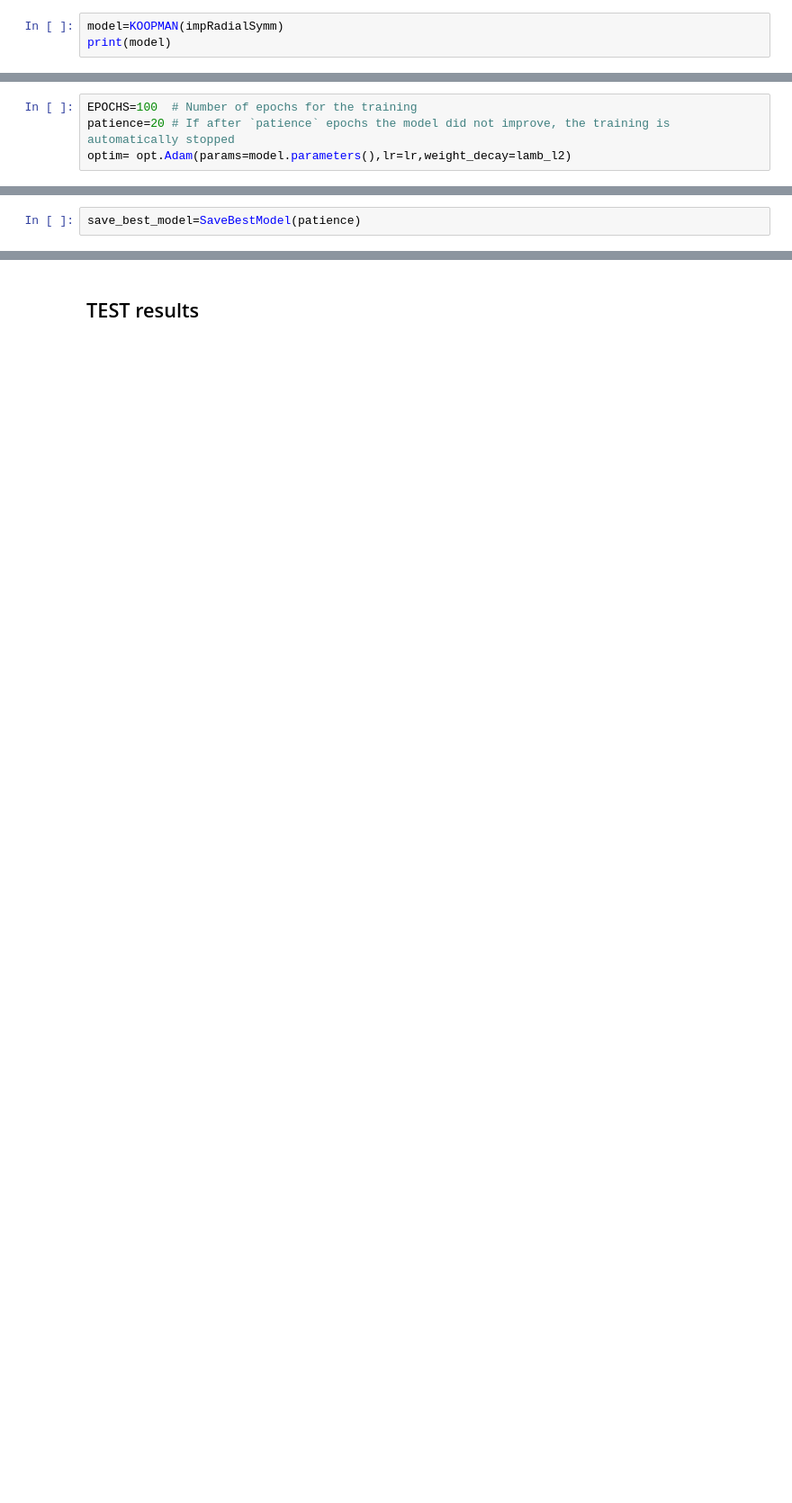
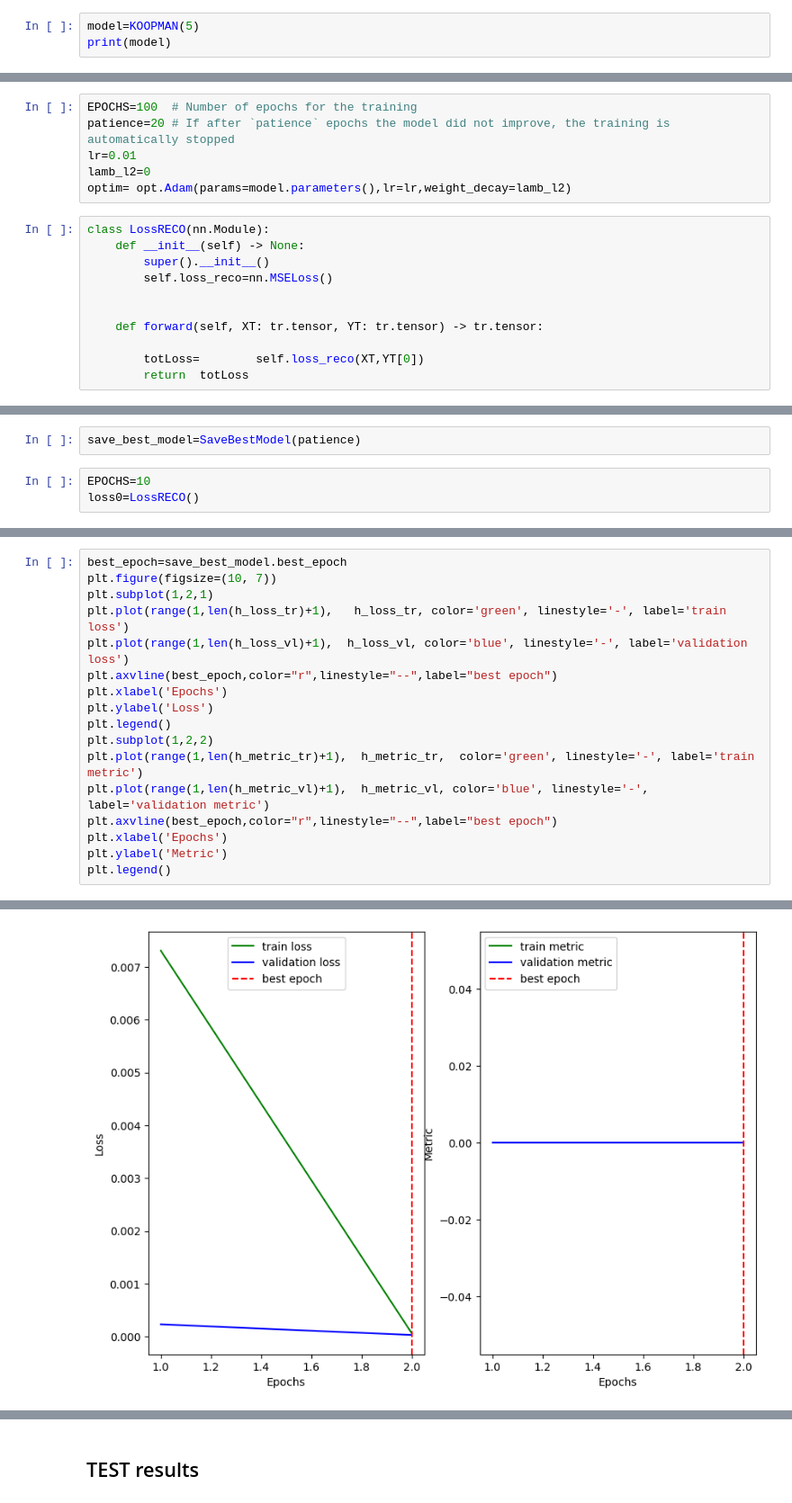
Before and after one commit to GVoreste/KOOPMAN_AML2023, a Jupyter notebook: deepKoopman.ipynb, the cells around one changed output, grey strips where cells are left out. Shown at 90% size. Saved outputs shown, nothing was run; the diff lists cells and outputs as text; blank space fills up the shorter version.

```diff
--- a/deepKoopman.ipynb
+++ b/deepKoopman.ipynb
@@ -619,3 +260,3 @@ class KOOPMAN(nn.Module):
 # %%
-model=KOOPMAN(impRadialSymm)
+model=KOOPMAN(5)
 print(model)
@@ -626,4 +285,17 @@ They initialized each weight matrix W randomly from a uniform distribution in th
 # %%
 EPOCHS=100  # Number of epochs for the training
 patience=20 # If after `patience` epochs the model did not improve, the training is automatically stopped
+lr=0.01
+lamb_l2=0
 optim= opt.Adam(params=model.parameters(),lr=lr,weight_decay=lamb_l2)
+# %%
+class LossRECO(nn.Module):
+    def __init__(self) -> None:
+        super().__init__()
+        self.loss_reco=nn.MSELoss()
+
+
+    def forward(self, XT: tr.tensor, YT: tr.tensor) -> tr.tensor:
+
+        totLoss=        self.loss_reco(XT,YT[0])
+        return  totLoss
@@ -684,3 +379,6 @@ class SaveBestModel:
             raise EarlyStopping
 # %%
 save_best_model=SaveBestModel(patience)
+# %%
+EPOCHS=10
+loss0=LossRECO()
@@ -686,0 +460,18 @@ save_best_model=SaveBestModel(patience)
+# %%
+best_epoch=save_best_model.best_epoch
+plt.figure(figsize=(10, 7))
+plt.subplot(1,2,1)
+plt.plot(range(1,len(h_loss_tr)+1),   h_loss_tr, color='green', linestyle='-', label='train loss')
+plt.plot(range(1,len(h_loss_vl)+1),  h_loss_vl, color='blue', linestyle='-', label='validation loss')
+plt.axvline(best_epoch,color="r",linestyle="--",label="best epoch")
+plt.xlabel('Epochs')
+plt.ylabel('Loss')
+plt.legend()
+plt.subplot(1,2,2)
+plt.plot(range(1,len(h_metric_tr)+1),  h_metric_tr,  color='green', linestyle='-', label='train metric')
+plt.plot(range(1,len(h_metric_vl)+1),  h_metric_vl, color='blue', linestyle='-', label='validation metric')
+plt.axvline(best_epoch,color="r",linestyle="--",label="best epoch")
+plt.xlabel('Epochs')
+plt.ylabel('Metric')
+plt.legend()
+# %% [output]
@@ -686,0 +479 @@ save_best_model=SaveBestModel(patience)
+[figure, added]
```
Also changed, not shown: parts of 34 cells of this notebook.
